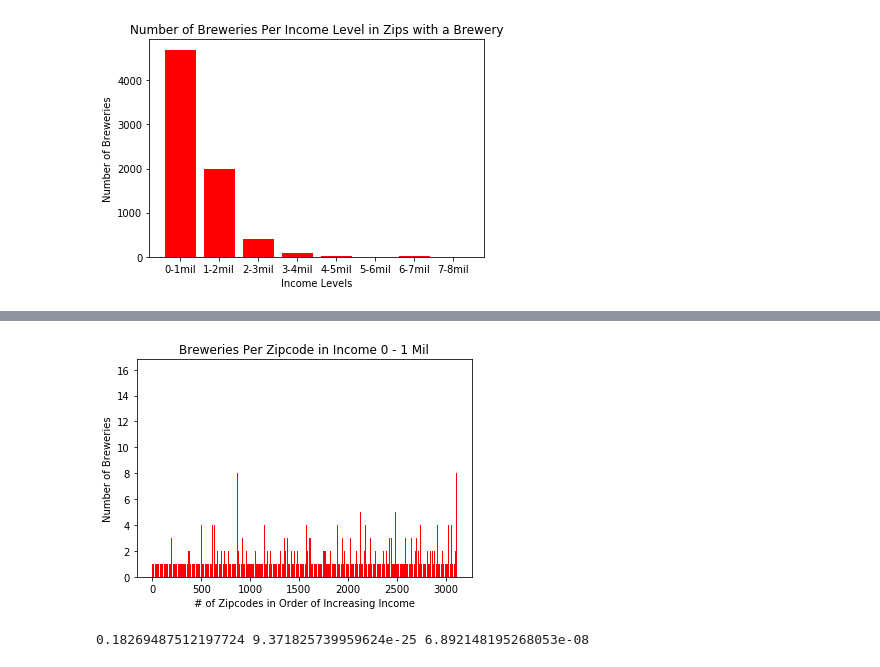
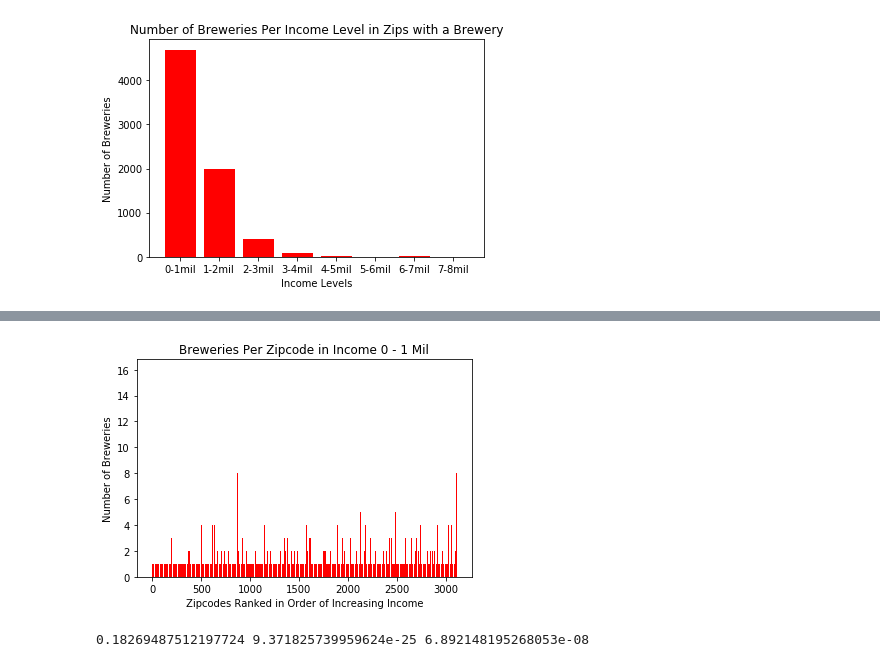
Before and after one commit to sjlapan/Economic_Predictors_of_Brewery_Success, a Jupyter notebook: data_analysis.ipynb, the cells around one changed output, grey strips where cells are left out. Drawn from its saved outputs; the diff is of its cells as text; code cells hidden in the pictures.

```diff
--- a/data_analysis.ipynb
+++ b/data_analysis.ipynb
@@ -182,13 +182,13 @@ sorted_df.head()
 # %%
 # plot the number of breweries per zipcode in zipcodes where the total reported income was between 0 and 1 mil
 plt.bar(range(len(sorted_df)), sorted_df["Brewery"], color="r", align="center")
 plt.title("Breweries Per Zipcode in Income 0 - 1 Mil")
-plt.xlabel("# of Zipcodes in Order of Increasing Income")
+plt.xlabel("Zipcodes Ranked in Order of Increasing Income")
 plt.ylabel("Number of Breweries")
 plt.savefig("brewers in income bracket $0 to 1 million")
 plt.show()
 # %% [output]
-[figure, old version]
+[figure, new version]
 # %%
 # get number of unique breweries per zipcode in this income level
 num_b = sorted_df.iloc[:, 7]
```
Also changed, not shown: 1 other file.
